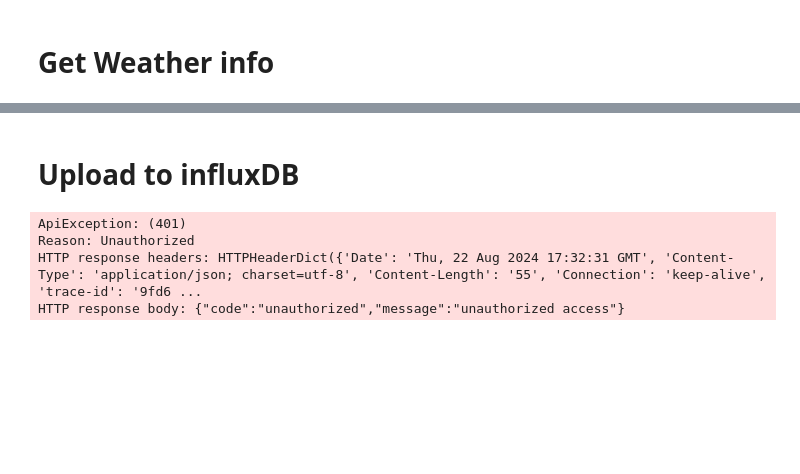
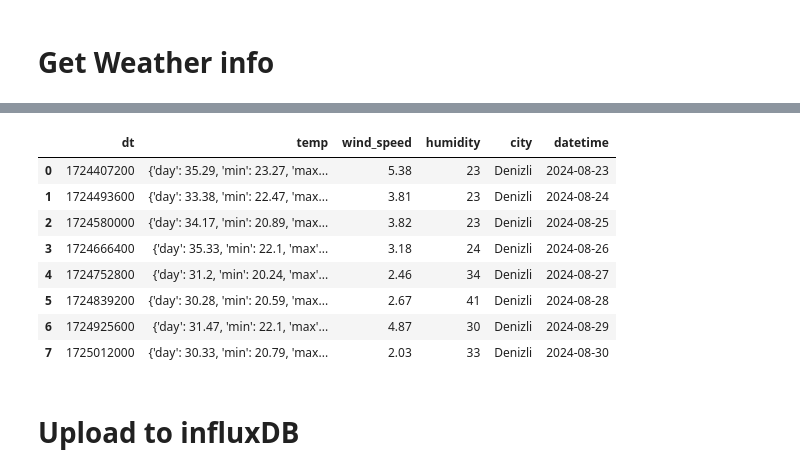
Before and after one commit to mfrknince/weather-app, a Jupyter notebook: weatherApp.ipynb, the cells around one changed output, grey strips where cells are left out. Cells and saved outputs as stored; diff of their text form; code cells hidden in the pictures; blank space fills up the shorter version.

```diff
--- a/weatherApp.ipynb
+++ b/weatherApp.ipynb
@@ -88,2 +68,2 @@ data['daily'][0]
 # %%
-pd.DataFrame(data['daily'])
+df = pd.DataFrame(data['daily'])
@@ -99,0 +70,2 @@ pd.DataFrame(data['daily'])
+# %%
+df = df[['dt', 'temp', 'wind_speed', 'humidity']]
@@ -100,3 +107,19 @@ pd.DataFrame(data['daily'])
+# %%
+df['city'] = city_name
+df['datetime'] = pd.to_datetime(df['dt'],unit='s')
+df['datetime'] = df['datetime'].dt.strftime('%Y-%m-%d')
+# %%
+df
+# %% [output]
+|  | dt | temp | wind_speed | humidity | city | datetime |
+| 0 | 1724407200 | {'day': 35.29, 'min': 23.27, 'max... | 5.38 | 23 | Denizli | 2024-08-23 |
+| 1 | 1724493600 | {'day': 33.38, 'min': 22.47, 'max... | 3.81 | 23 | Denizli | 2024-08-24 |
+| 2 | 1724580000 | {'day': 34.17, 'min': 20.89, 'max... | 3.82 | 23 | Denizli | 2024-08-25 |
+| 3 | 1724666400 | {'day': 35.33, 'min': 22.1, 'max'... | 3.18 | 24 | Denizli | 2024-08-26 |
+| 4 | 1724752800 | {'day': 31.2, 'min': 20.24, 'max'... | 2.46 | 34 | Denizli | 2024-08-27 |
+| 5 | 1724839200 | {'day': 30.28, 'min': 20.59, 'max... | 2.67 | 41 | Denizli | 2024-08-28 |
+| 6 | 1724925600 | {'day': 31.47, 'min': 22.1, 'max'... | 4.87 | 30 | Denizli | 2024-08-29 |
+| 7 | 1725012000 | {'day': 30.33, 'min': 20.79, 'max... | 2.03 | 33 | Denizli | 2024-08-30 |
 # %% [markdown]
 # Upload to influxDB
 # %%
@@ -115,51 +129,0 @@ client = InfluxDBClient3(host=host, token=token, org=org)
-# %%
-database="Test"
-
-data = {
-  "point1": {
-    "location": "Klamath",
-    "species": "bees",
-    "count": 23,
-  },
-  "point2": {
-    "location": "Portland",
-    "species": "ants",
-    "count": 30,
-  },
-  "point3": {
-    "location": "Klamath",
-    "species": "bees",
-    "count": 28,
-  },
-  "point4": {
-    "location": "Portland",
-    "species": "ants",
-    "count": 32,
-  },
-  "point5": {
-    "location": "Klamath",
-    "species": "bees",
-    "count": 29,
-  },
-  "point6": {
-    "location": "Portland",
-    "species": "ants",
-    "count": 40,
-  },
-}
-
-for key in data:
-  point = (
-    Point("census")
-    .tag("location", data[key]["location"])
-    .field(data[key]["species"], data[key]["count"])
-  )
-  client.write(database=database, record=point)
-  time.sleep(1) # separate points by 1 second
-
-print("Complete. Return to the InfluxDB UI.")
-# %% [output]
-ApiException: (401)
-Reason: Unauthorized
-HTTP response headers: HTTPHeaderDict({'Date': 'Thu, 22 Aug 2024 17:32:31 GMT', 'Content-Type': 'application/json; charset=utf-8', 'Content-Length': '55', 'Connection': 'keep-alive', 'trace-id': '9fd6 ...
-HTTP response body: {"code":"unauthorized","message":"unauthorized access"}
```
Also changed, not shown: parts of 18 cells of this notebook, 3 other files.
